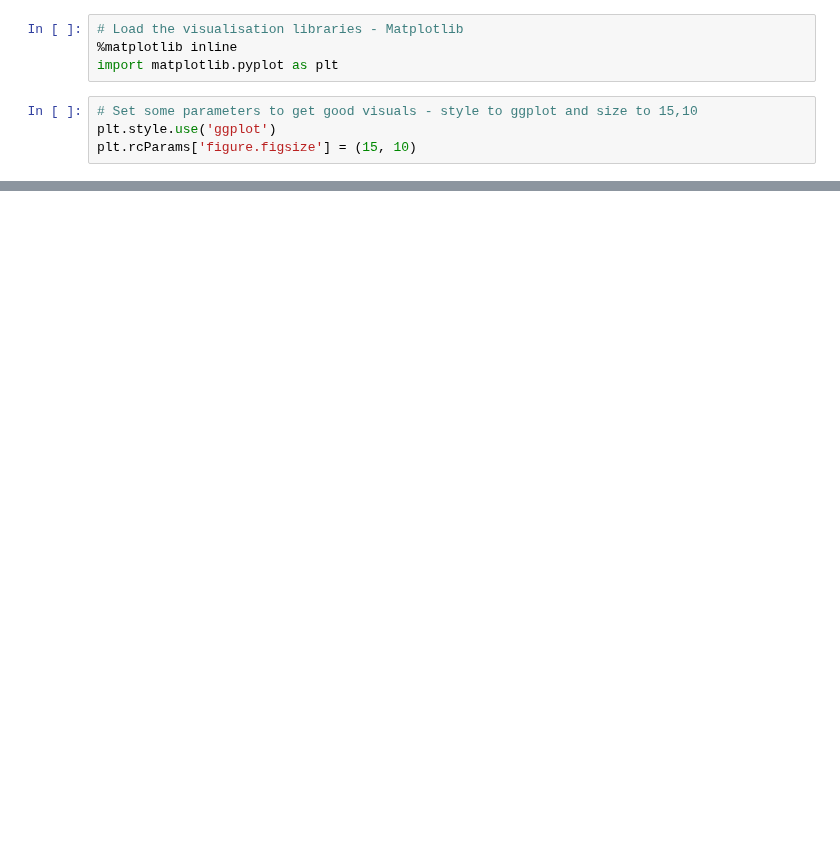
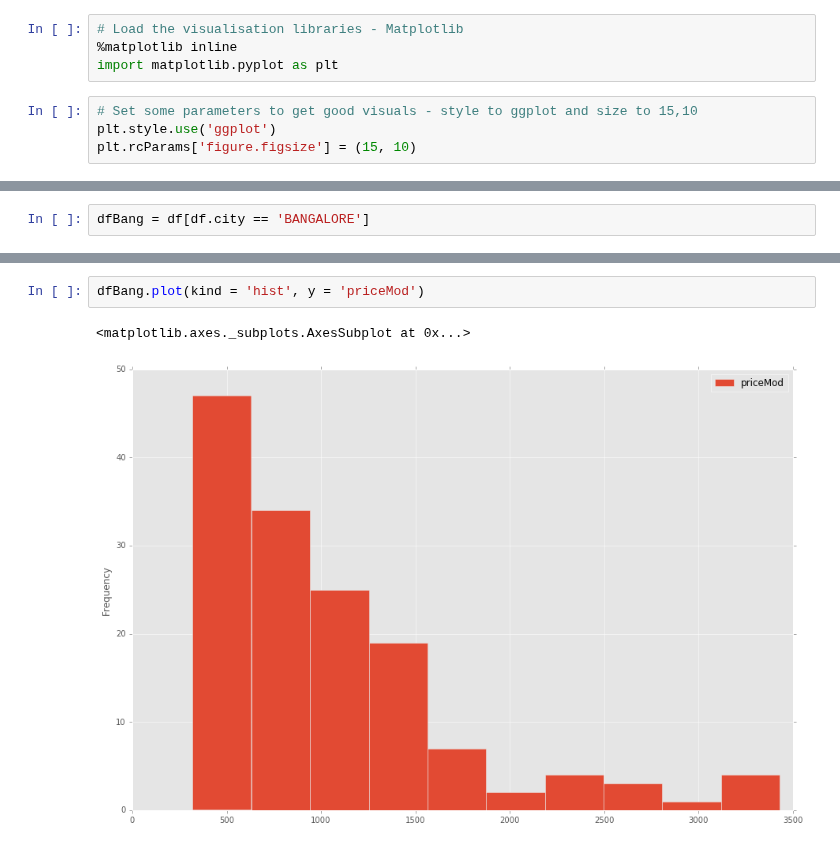
Before and after one commit to ababook/intro-python-data-science, a Jupyter notebook: onion/4-Explore.ipynb, the cells around one changed output, grey strips where cells are left out. Drawn from its saved outputs; the diff is of its cells as text; blank space fills up the shorter version.

```diff
--- a/onion/4-Explore.ipynb
+++ b/onion/4-Explore.ipynb
@@ -143,0 +171,2 @@ sns.jointplot(x="quantity", y="priceMod", data=df_bang, size=5)
+# %%
+dfBang = df[df.city == 'BANGALORE']
@@ -143,0 +208,5 @@ sns.jointplot(x="quantity", y="priceMod", data=df_bang, size=5)
+# %%
+dfBang.plot(kind = 'hist', y = 'priceMod')
+# %% [output]
+<matplotlib.axes._subplots.AxesSubplot at 0x...>
+[figure, added]
```
Also changed, not shown: parts of 63 cells of this notebook, 2 other files.
